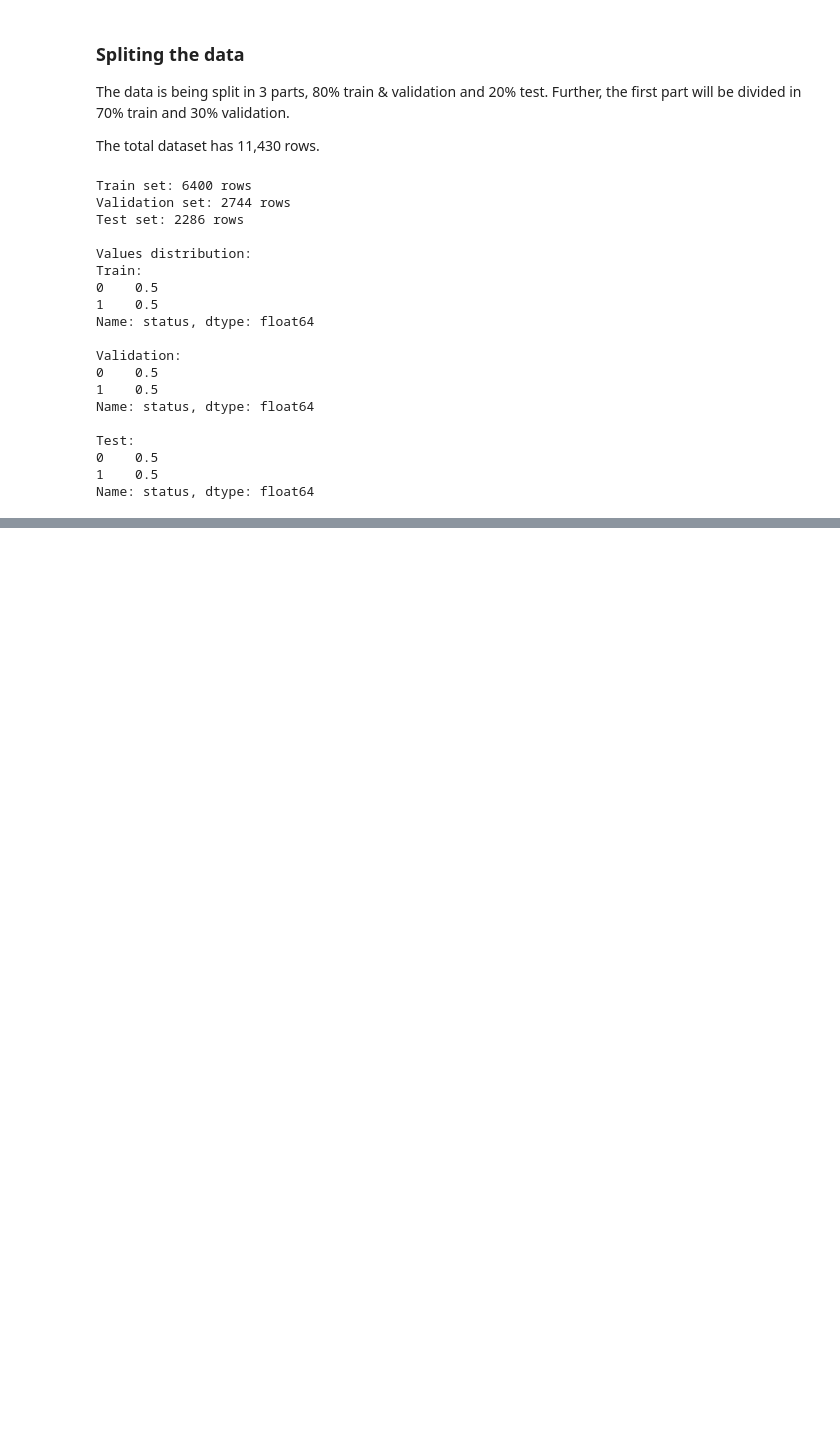
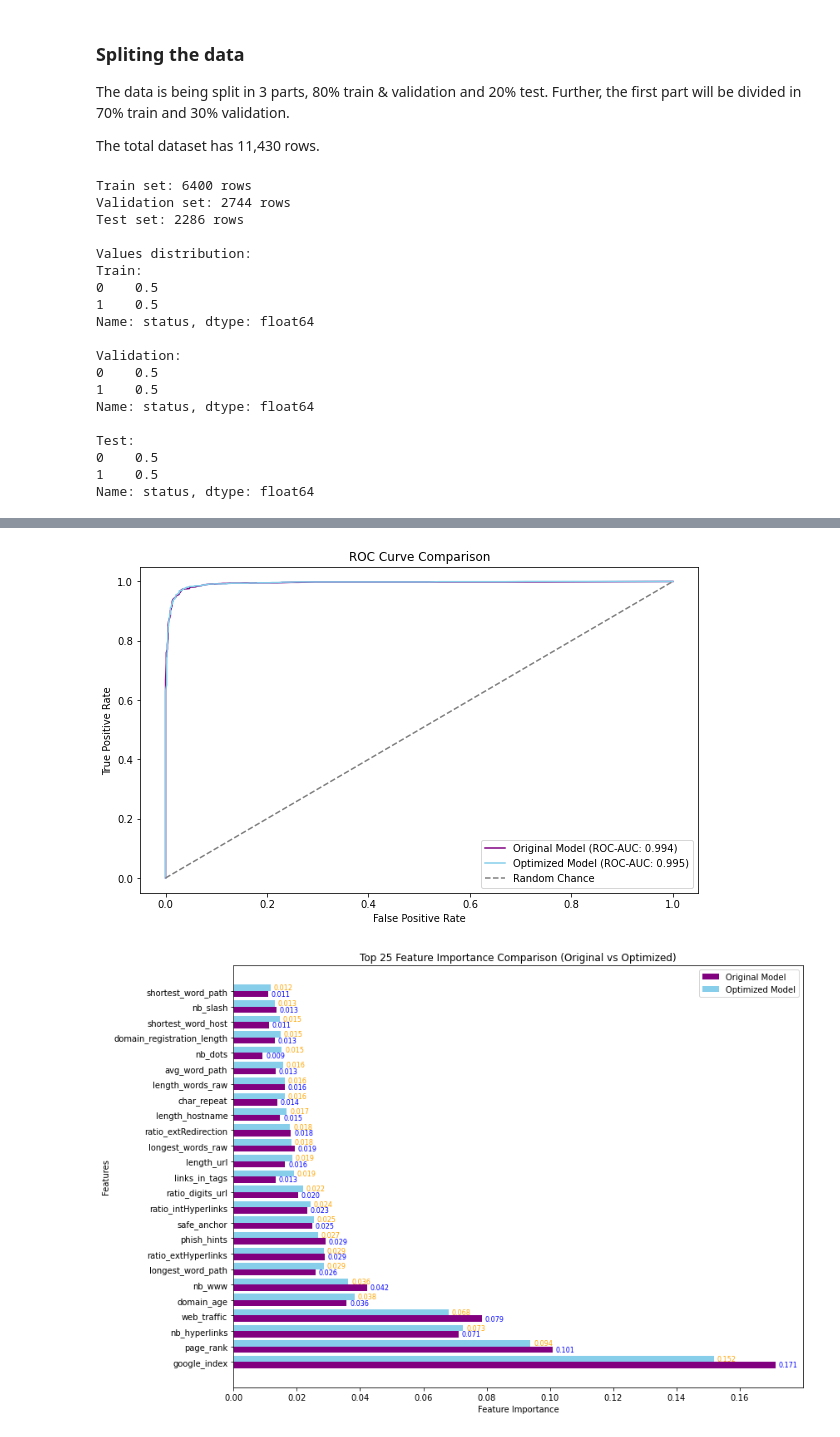
Before and after one commit to marielsgtzz/IsItPhishing, a Jupyter notebook: isItPhishing.ipynb, the cells around one changed output, grey strips where cells are left out. Saved outputs shown, nothing was run; the diff lists cells and outputs as text; code cells hidden in the pictures; blank space fills up the shorter version.

```diff
--- a/isItPhishing.ipynb
+++ b/isItPhishing.ipynb
@@ -110,0 +277,65 @@ Name: status, dtype: float64
+# %%
+from sklearn.metrics import roc_curve
+import matplotlib.pyplot as plt
+import numpy as np
+
+# Compute ROC curves
+fprOriginal, tprOriginal, _ = roc_curve(yVal, yValProbOriginal)
+fprOptimized, tprOptimized, _ = roc_curve(yVal, yValProbOptimized)
+
+# Plot ROC curves
+plt.figure(figsize=(10, 6))
+plt.plot(fprOriginal, tprOriginal, label=f"Original Model (ROC-AUC: {rocAucValOriginal:.3f})", color="purple")
+plt.plot(fprOptimized, tprOptimized, label=f"Optimized Model (ROC-AUC: {rocAucValOptimized:.3f})", color="skyblue")
+plt.plot([0, 1], [0, 1], 'k--', label="Random Chance", color="gray")
+plt.xlabel("False Positive Rate")
+plt.ylabel("True Positive Rate")
+plt.title("ROC Curve Comparison")
+plt.legend()
+plt.show()
+
+# Feature Importance Comparison
+# Importances are already computed and normalized (not normalized here for clarity)
+importancesOriginal = rfModel.feature_importances_
+importancesOptimized = bestRfModel.feature_importances_
+
+# Sort features by importance in the optimized model
+sortedIndices = np.argsort(importancesOptimized)[::-1]
+
+# Top N features to display
+topN = 25
+sortedIndices = sortedIndices[:topN]
+
+# Get sorted feature names and importances
+sortedFeatures = xTrain.columns[sortedIndices]
+sortedOriginal = importancesOriginal[sortedIndices]
+sortedOptimized = importancesOptimized[sortedIndices]
+
+# Plot feature importance comparison
+plt.figure(figsize=(12, 8))
+barWidth = 0.4  # Width of the bars
+
+# Positions for the bars
+r1 = np.arange(len(sortedFeatures))
+r2 = [x + barWidth for x in r1]
+
+# Plot bars for original and optimized models
+plt.barh(r1, sortedOriginal, color='purple', height=barWidth, label="Original Model")
+plt.barh(r2, sortedOptimized, color='skyblue', height=barWidth, label="Optimized Model")
+
+# Add labels to the bars
+for i, (orig, opt) in enumerate(zip(sortedOriginal, sortedOptimized)):
+    plt.text(orig + 0.001, i, f"{orig:.3f}", va='center', fontsize=8, color="blue")
+    plt.text(opt + 0.001, i + barWidth, f"{opt:.3f}", va='center', fontsize=8, color="orange")
+
+# Labels and title
+plt.yticks([r + barWidth / 2 for r in range(len(sortedFeatures))], sortedFeatures)
+plt.xlabel("Feature Importance")
+plt.ylabel("Features")
+plt.title("Top 25 Feature Importance Comparison (Original vs Optimized)")
+plt.legend()
+plt.tight_layout()
+plt.show()
+# %% [output]
+[figure, added]
+[figure, added]
```
Also changed, not shown: parts of 17 cells of this notebook, 2 other files.
